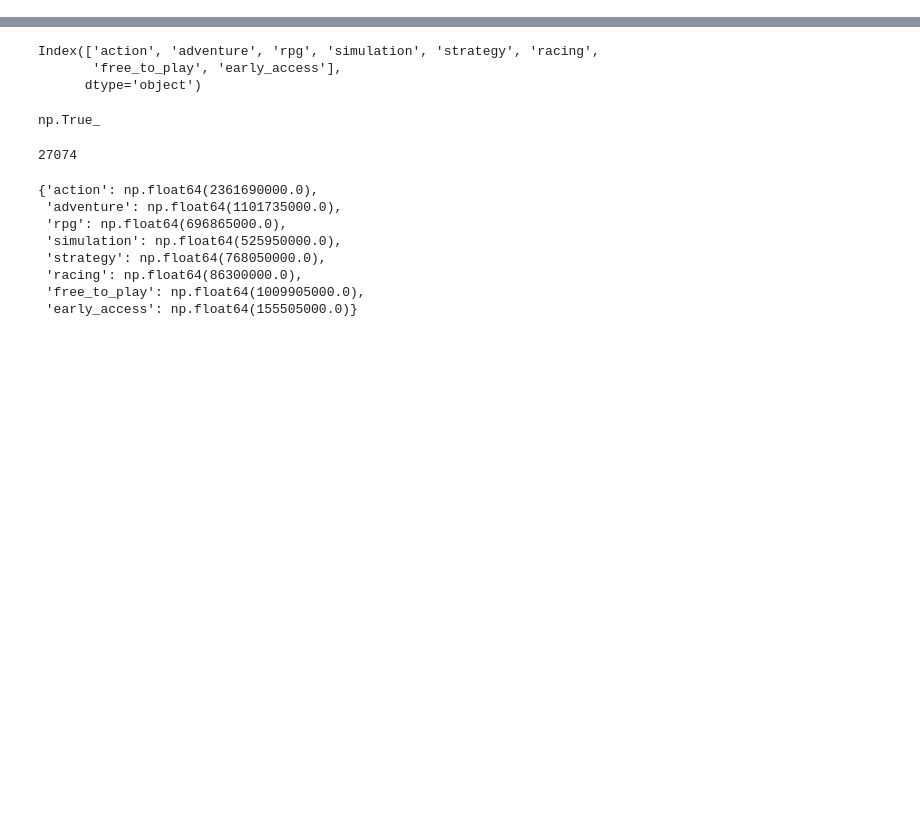
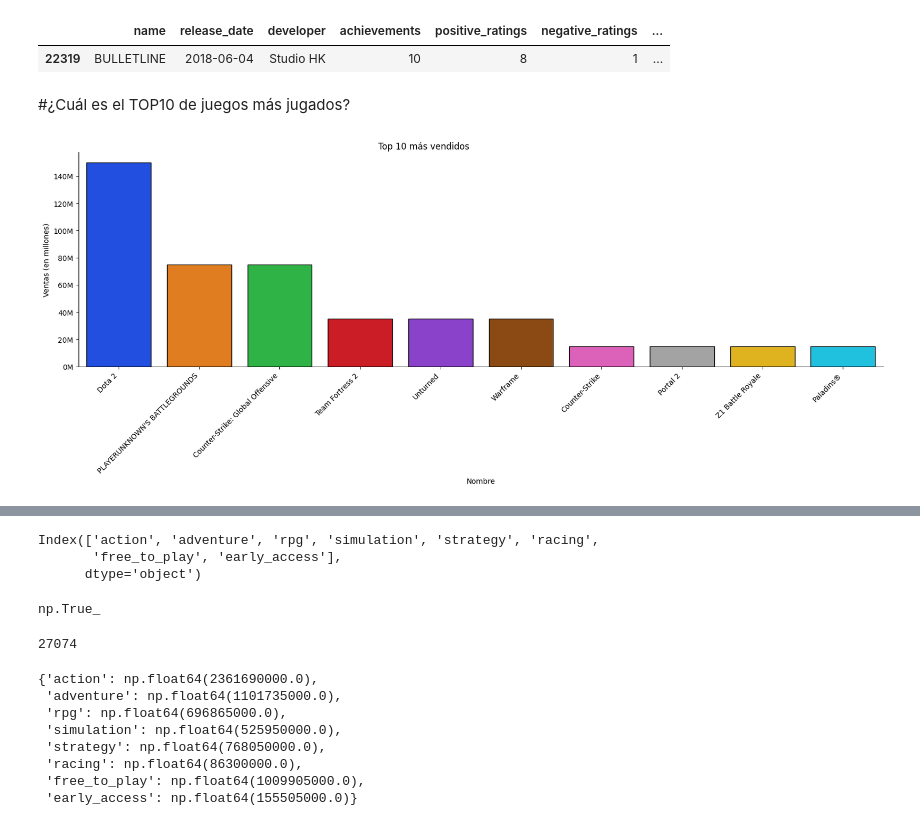
Before and after one commit to Dexinator/steam, a Jupyter notebook: steam.ipynb, the cells around one changed output, grey strips where cells are left out. Drawn from its saved outputs; the diff is of its cells as text; code cells hidden in the pictures; blank space fills up the shorter version.

Commit message:
Agregamos comentarios y titulos, también agregamos una gráfica a los juegos más jugados x tiempo

```diff
--- a/steam.ipynb
+++ b/steam.ipynb
@@ -138,0 +144,25 @@ top10_most_played=steam_games.sort_values(by="sells", ascending=False).head(10)
+# %%
+#Corroboramos price
+steam_games.sample()
+# %% [output]
+|  | name | release_date | developer | achievements | positive_ratings | negative_ratings | ... |
+| 22319 | BULLETLINE | 2018-06-04 | Studio HK | 10 | 8 | 1 | ... |
+# %% [markdown]
+#¿Cuál es el TOP10 de juegos más jugados?
+# %%
+#Obtenemos el top 10 de videojuegos más vendidos
+top10_most_sold=steam_games.sort_values(by="sells", ascending=False).head(10)
+# %%
+g=sns.catplot(data=top10_most_sold, x="name",y="sells",
+               kind='bar', hue="name", palette='bright', edgecolor='black',)
+g.figure.set_size_inches(20,5)
+g.figure.suptitle('Top 10 más vendidos')
+g.set_axis_labels("Nombre", "Ventas (en millones)")
+# Disable scientific notation on y-axis
+ax = g.ax  # Access the main axes
+ax.yaxis.set_major_formatter(mticker.FuncFormatter(lambda x, _: f'{x / 1e6:.0f}M')) # Force plain numbers
+
+plt.xticks(rotation=45, ha='right')
+plt.show()
+# %% [output]
+[figure, added]
```
Also changed, not shown: parts of 55 cells of this notebook.
